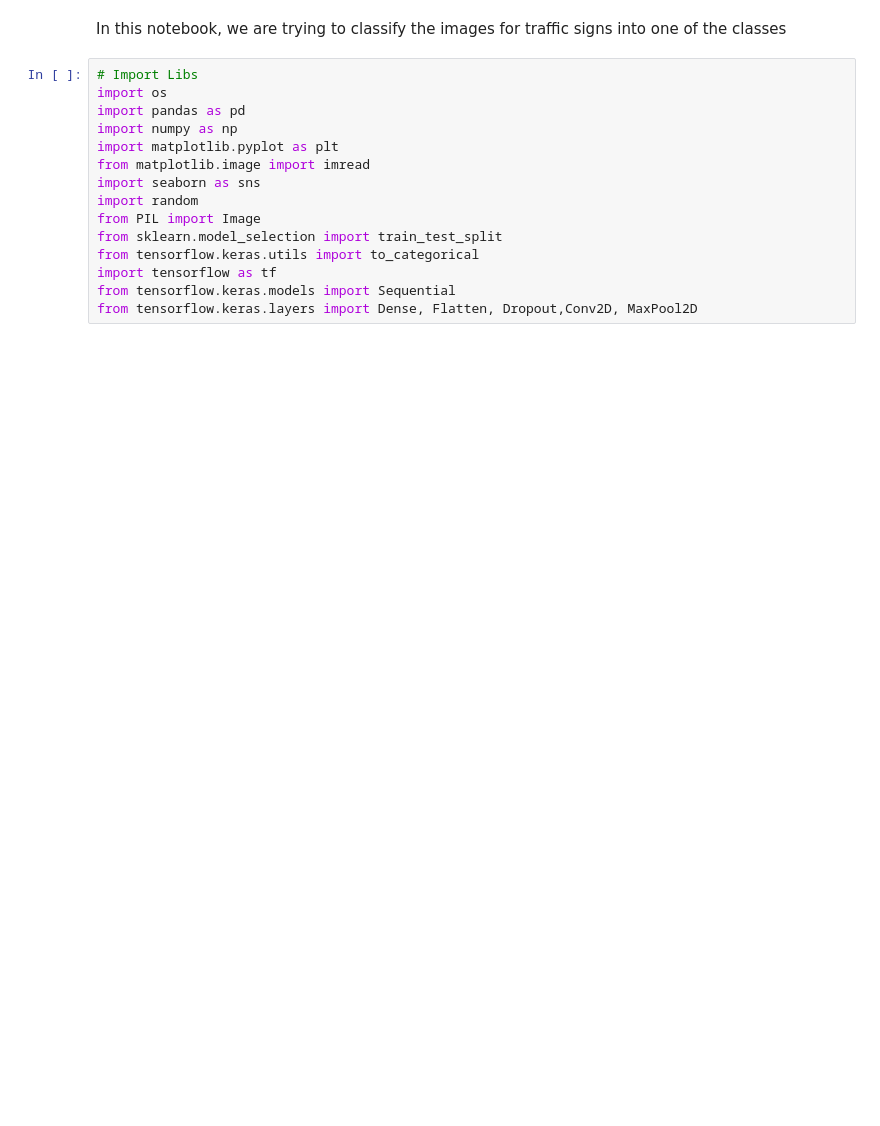
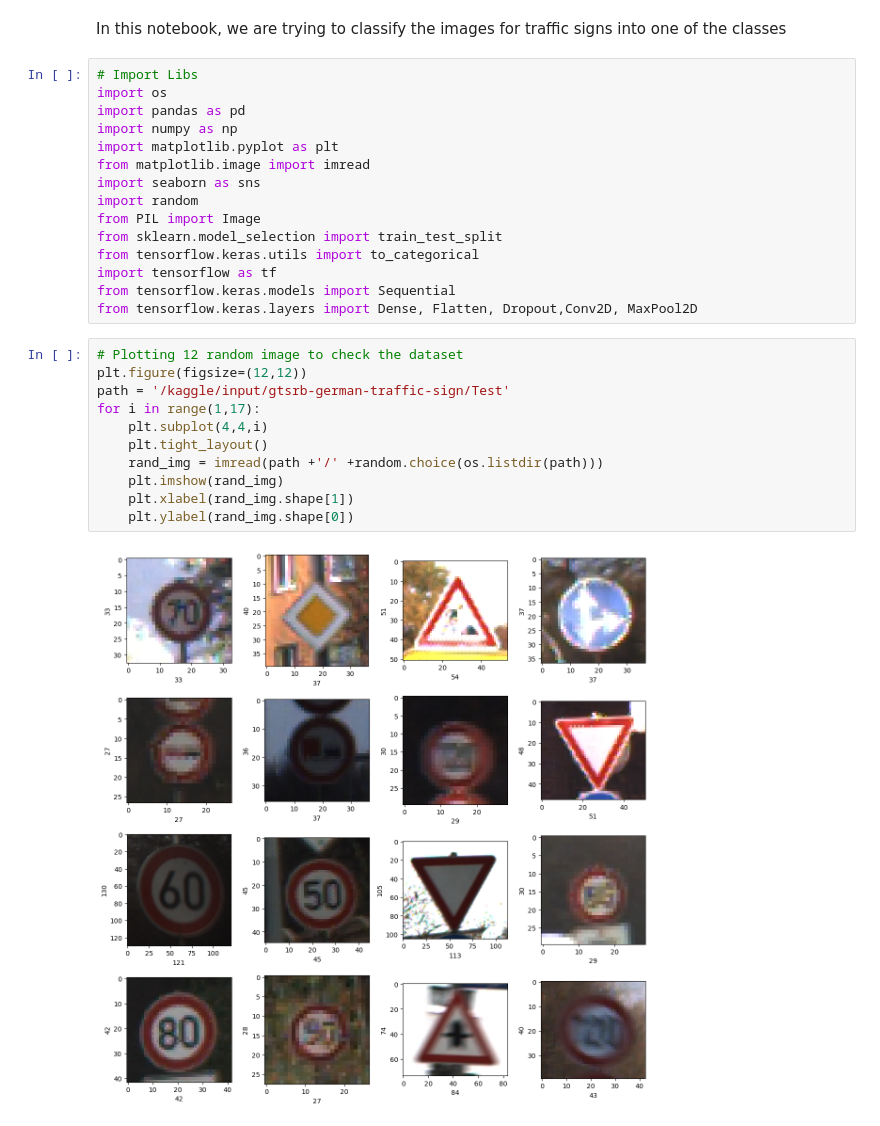
Before and after one commit to rohandawar/-daysforcoding, a Jupyter notebook: traffic-signs-classification.ipynb, the cells around one changed output. Saved outputs shown, nothing was run; the diff lists cells and outputs as text; blank space fills up the shorter version.

Commit message:
Kaggle Notebook | Traffic_Signs_Classification | Version 2

```diff
--- a/traffic-signs-classification.ipynb
+++ b/traffic-signs-classification.ipynb
@@ -15,3 +15,16 @@ from tensorflow.keras.utils import to_categorical
 import tensorflow as tf
 from tensorflow.keras.models import Sequential
 from tensorflow.keras.layers import Dense, Flatten, Dropout,Conv2D, MaxPool2D
+# %%
+# Plotting 12 random image to check the dataset
+plt.figure(figsize=(12,12))
+path = '/kaggle/input/gtsrb-german-traffic-sign/Test'
+for i in range(1,17):
+    plt.subplot(4,4,i)
+    plt.tight_layout()
+    rand_img = imread(path +'/' +random.choice(os.listdir(path)))
+    plt.imshow(rand_img)
+    plt.xlabel(rand_img.shape[1])
+    plt.ylabel(rand_img.shape[0])
+# %% [output]
+[figure, added]
```
Also changed, not shown: parts of 1 cell of this notebook.
